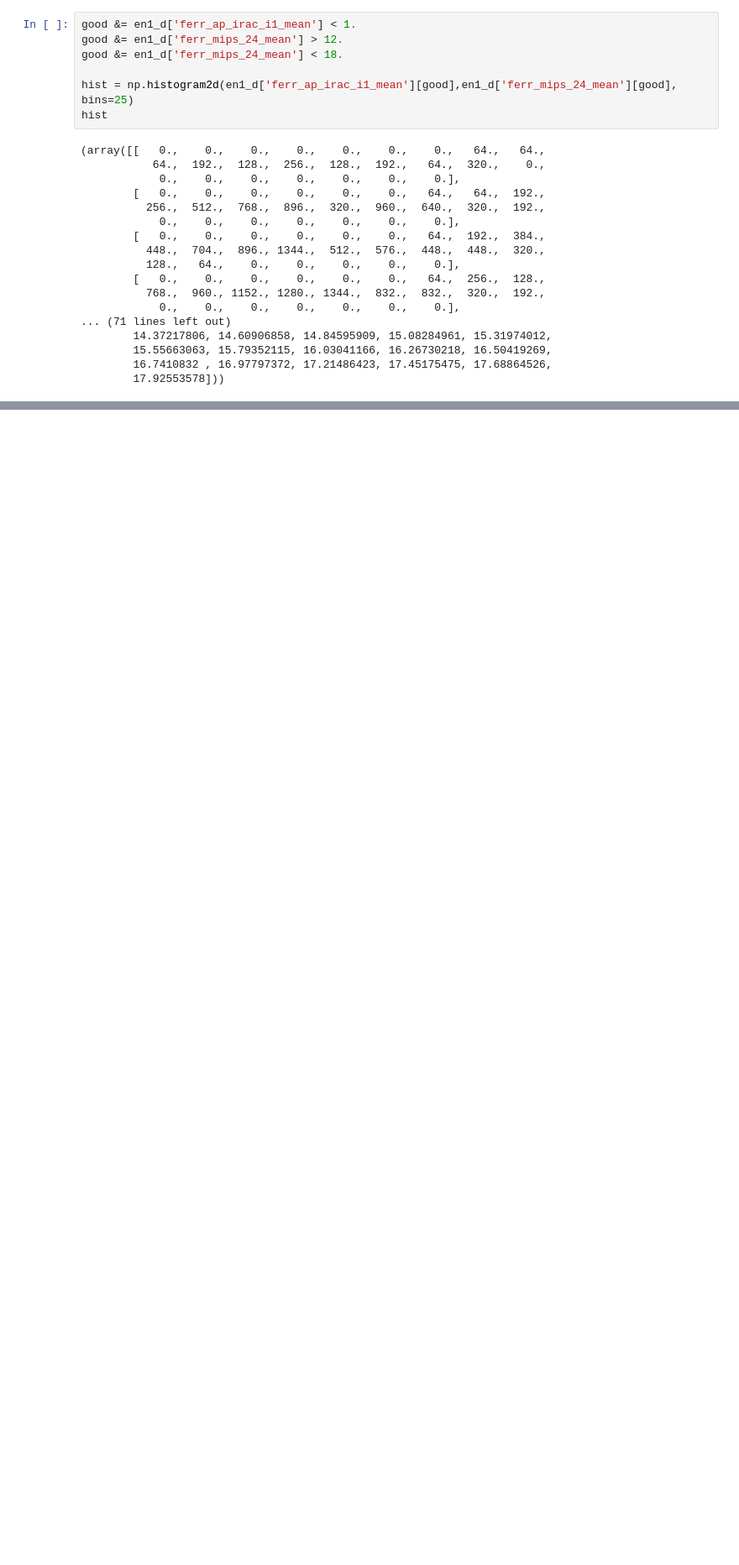
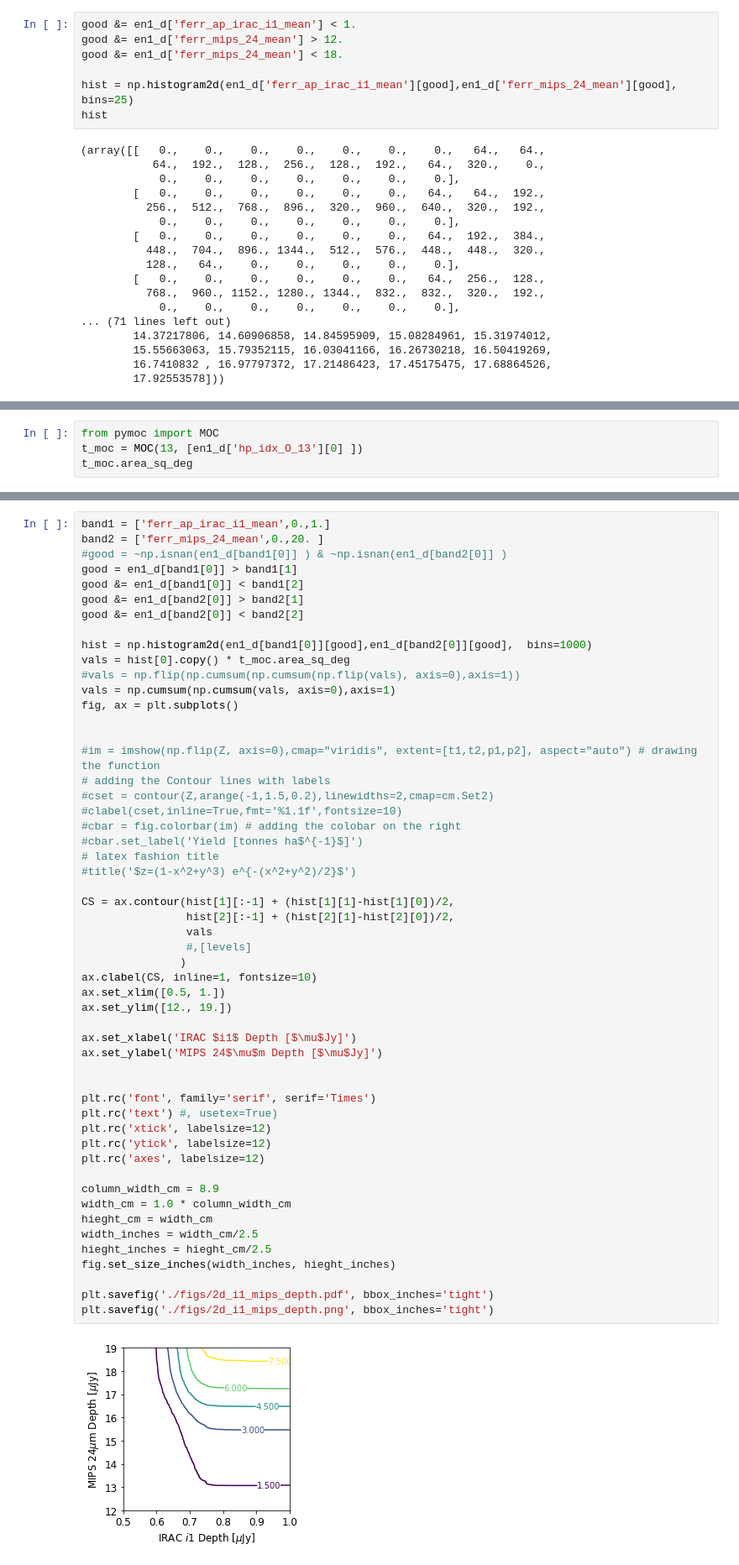
Before and after one commit to H-E-L-P/dmu_products, a Jupyter notebook: dmu31/dmu31_Examples/Oliver_et_al_figures/2_depth_figures.ipynb, the cells around one changed output, grey strips where cells are left out. Shown at 84% size. Cells and saved outputs as stored; diff of their text form; blank space fills up the shorter version.

```diff
--- a/dmu31/dmu31_Examples/Oliver_et_al_figures/2_depth_figures.ipynb
+++ b/dmu31/dmu31_Examples/Oliver_et_al_figures/2_depth_figures.ipynb
@@ -2555,0 +2499,4 @@ Table length=263682
+# %%
+from pymoc import MOC
+t_moc = MOC(13, [en1_d['hp_idx_O_13'][0] ])
+t_moc.area_sq_deg
@@ -2555,0 +2505,55 @@ Table length=263682
+# %%
+band1 = ['ferr_ap_irac_i1_mean',0.,1.]
+band2 = ['ferr_mips_24_mean',0.,20. ]
+#good = ~np.isnan(en1_d[band1[0]] ) & ~np.isnan(en1_d[band2[0]] )
+good = en1_d[band1[0]] > band1[1]
+good &= en1_d[band1[0]] < band1[2]
+good &= en1_d[band2[0]] > band2[1]
+good &= en1_d[band2[0]] < band2[2]
+
+hist = np.histogram2d(en1_d[band1[0]][good],en1_d[band2[0]][good],  bins=1000)
+vals = hist[0].copy() * t_moc.area_sq_deg
+#vals = np.flip(np.cumsum(np.cumsum(np.flip(vals), axis=0),axis=1))
+vals = np.cumsum(np.cumsum(vals, axis=0),axis=1)
+fig, ax = plt.subplots()
+
+
+#im = imshow(np.flip(Z, axis=0),cmap="viridis", extent=[t1,t2,p1,p2], aspect="auto") # drawing the function
+# adding the Contour lines with labels
+#cset = contour(Z,arange(-1,1.5,0.2),linewidths=2,cmap=cm.Set2)
+#clabel(cset,inline=True,fmt='%1.1f',fontsize=10)
+#cbar = fig.colorbar(im) # adding the colobar on the right
+#cbar.set_label('Yield [tonnes ha$^{-1}$]')
+# latex fashion title
+#title('$z=(1-x^2+y^3) e^{-(x^2+y^2)/2}$')
+
+CS = ax.contour(hist[1][:-1] + (hist[1][1]-hist[1][0])/2,
+                hist[2][:-1] + (hist[2][1]-hist[2][0])/2,
+                vals
+                #,[levels]
+               )
+ax.clabel(CS, inline=1, fontsize=10)
+ax.set_xlim([0.5, 1.])
+ax.set_ylim([12., 19.])
+
+ax.set_xlabel('IRAC $i1$ Depth [$\mu$Jy]')
+ax.set_ylabel('MIPS 24$\mu$m Depth [$\mu$Jy]')
+
+
+plt.rc('font', family='serif', serif='Times')
+plt.rc('text') #, usetex=True)
+plt.rc('xtick', labelsize=12)
+plt.rc('ytick', labelsize=12)
+plt.rc('axes', labelsize=12)
+
+column_width_cm = 8.9
+width_cm = 1.0 * column_width_cm
+hieght_cm = width_cm
+width_inches = width_cm/2.5
+hieght_inches = hieght_cm/2.5
+fig.set_size_inches(width_inches, hieght_inches)
+
+plt.savefig('./figs/2d_i1_mips_depth.pdf', bbox_inches='tight')
+plt.savefig('./figs/2d_i1_mips_depth.png', bbox_inches='tight')
+# %% [output]
+[figure, added]
```
Also changed, not shown: parts of 21 cells of this notebook, 2 other files.
